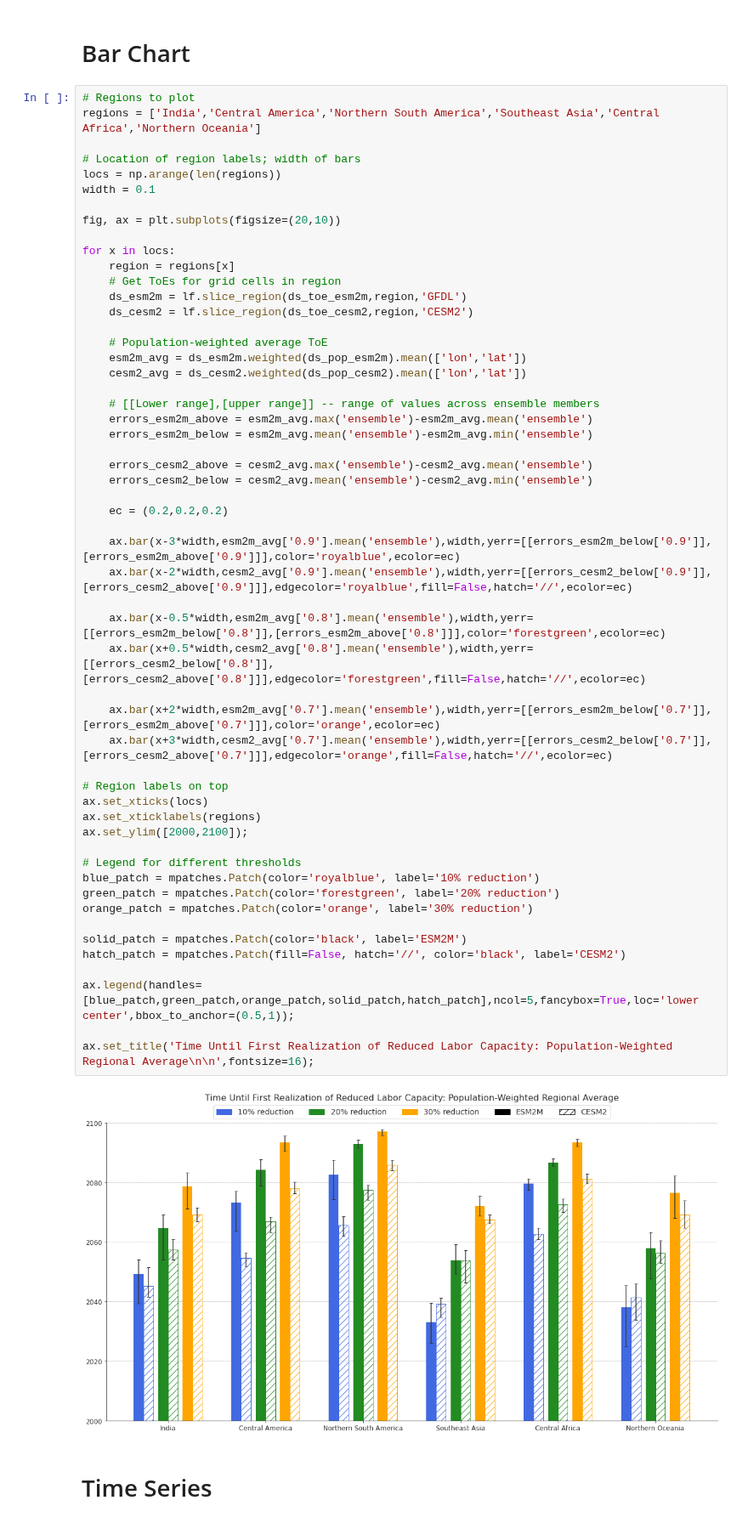
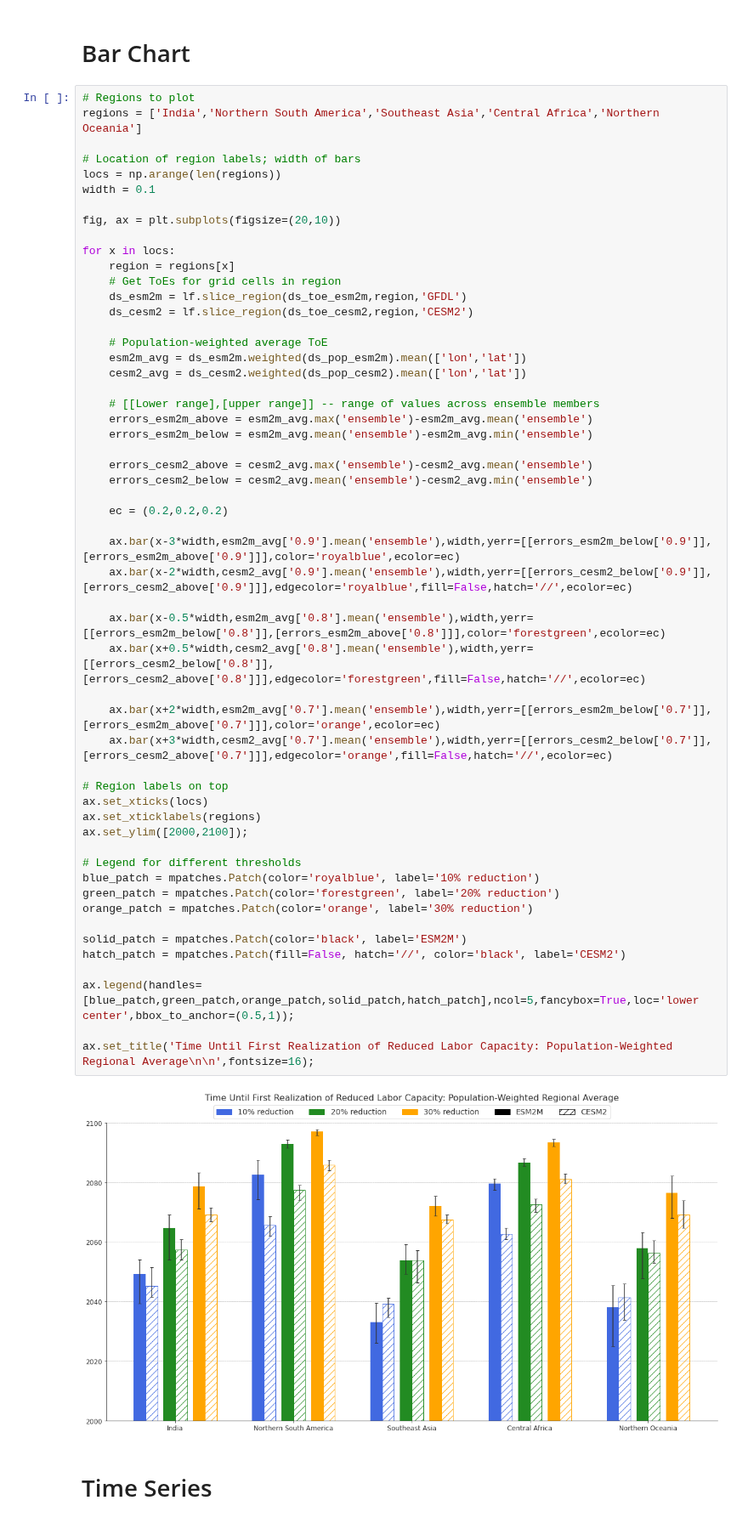
Before and after one commit to KYan19/pei, a Jupyter notebook: notebooks/8.2_Summer_ToE.ipynb, the cells around one changed output. Shown at 85% size. Drawn from its saved outputs; the diff is of its cells as text.

```diff
--- a/notebooks/8.2_Summer_ToE.ipynb
+++ b/notebooks/8.2_Summer_ToE.ipynb
@@ -228,7 +225,7 @@ ax.legend(handles=[blue_patch,green_patch,orange_patch,solid_patch,hatch_patch],
 # Bar Chart
 # %%
 # Regions to plot
-regions = ['India','Central America','Northern South America','Southeast Asia','Central Africa','Northern Oceania']
+regions = ['India','Northern South America','Southeast Asia','Central Africa','Northern Oceania']
 
 # Location of region labels; width of bars
 locs = np.arange(len(regions))
@@ -254,34 +251,34 @@ for x in locs:
     errors_cesm2_below = cesm2_avg.mean('ensemble')-cesm2_avg.min('ensemble')
 
     ec = (0.2,0.2,0.2)
 
     ax.bar(x-3*width,esm2m_avg['0.9'].mean('ensemble'),width,yerr=[[errors_esm2m_below['0.9']],[errors_esm2m_above['0.9']]],color='royalblue',ecolor=ec)
     ax.bar(x-2*width,cesm2_avg['0.9'].mean('ensemble'),width,yerr=[[errors_cesm2_below['0.9']],[errors_cesm2_above['0.9']]],edgecolor='royalblue',fill=False,hatch='//',ecolor=ec)
 
     ax.bar(x-0.5*width,esm2m_avg['0.8'].mean('ensemble'),width,yerr=[[errors_esm2m_below['0.8']],[errors_esm2m_above['0.8']]],color='forestgreen',ecolor=ec)
     ax.bar(x+0.5*width,cesm2_avg['0.8'].mean('ensemble'),width,yerr=[[errors_cesm2_below['0.8']],[errors_cesm2_above['0.8']]],edgecolor='forestgreen',fill=False,hatch='//',ecolor=ec)
 
     ax.bar(x+2*width,esm2m_avg['0.7'].mean('ensemble'),width,yerr=[[errors_esm2m_below['0.7']],[errors_esm2m_above['0.7']]],color='orange',ecolor=ec)
     ax.bar(x+3*width,cesm2_avg['0.7'].mean('ensemble'),width,yerr=[[errors_cesm2_below['0.7']],[errors_cesm2_above['0.7']]],edgecolor='orange',fill=False,hatch='//',ecolor=ec)
 
 # Region labels on top
 ax.set_xticks(locs)
 ax.set_xticklabels(regions)
 ax.set_ylim([2000,2100]);
 
 # Legend for different thresholds
 blue_patch = mpatches.Patch(color='royalblue', label='10% reduction')
 green_patch = mpatches.Patch(color='forestgreen', label='20% reduction')
 orange_patch = mpatches.Patch(color='orange', label='30% reduction')
 
 solid_patch = mpatches.Patch(color='black', label='ESM2M')
 hatch_patch = mpatches.Patch(fill=False, hatch='//', color='black', label='CESM2')
 
 ax.legend(handles=[blue_patch,green_patch,orange_patch,solid_patch,hatch_patch],ncol=5,fancybox=True,loc='lower center',bbox_to_anchor=(0.5,1));
 
 ax.set_title('Time Until First Realization of Reduced Labor Capacity: Population-Weighted Regional Average\n\n',fontsize=16);
 # %% [output]
-[figure, old version]
+[figure, new version]
 # %% [markdown]
 # Time Series
 # %%
```
Also changed, not shown: parts of 6 cells of this notebook, 4 other files.
